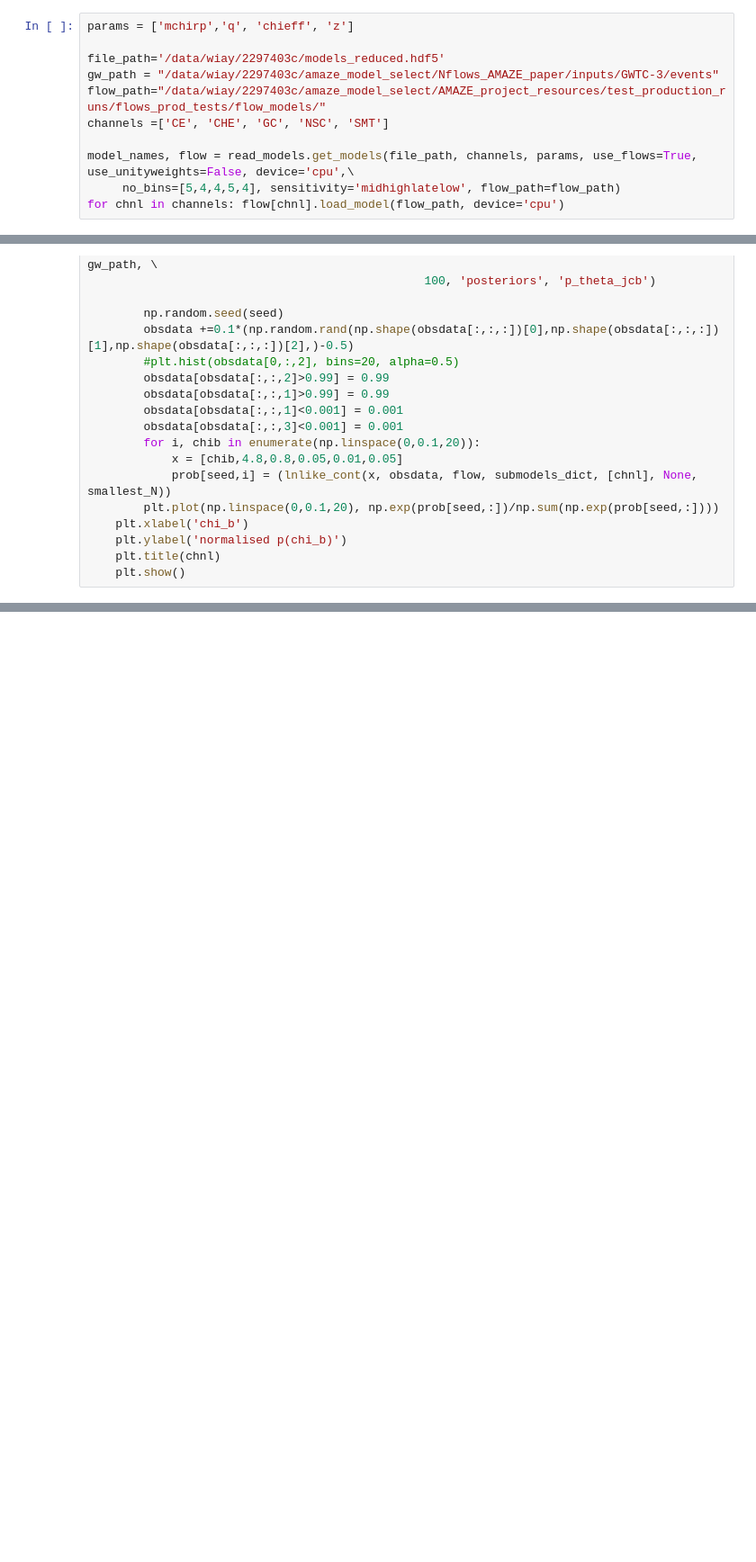
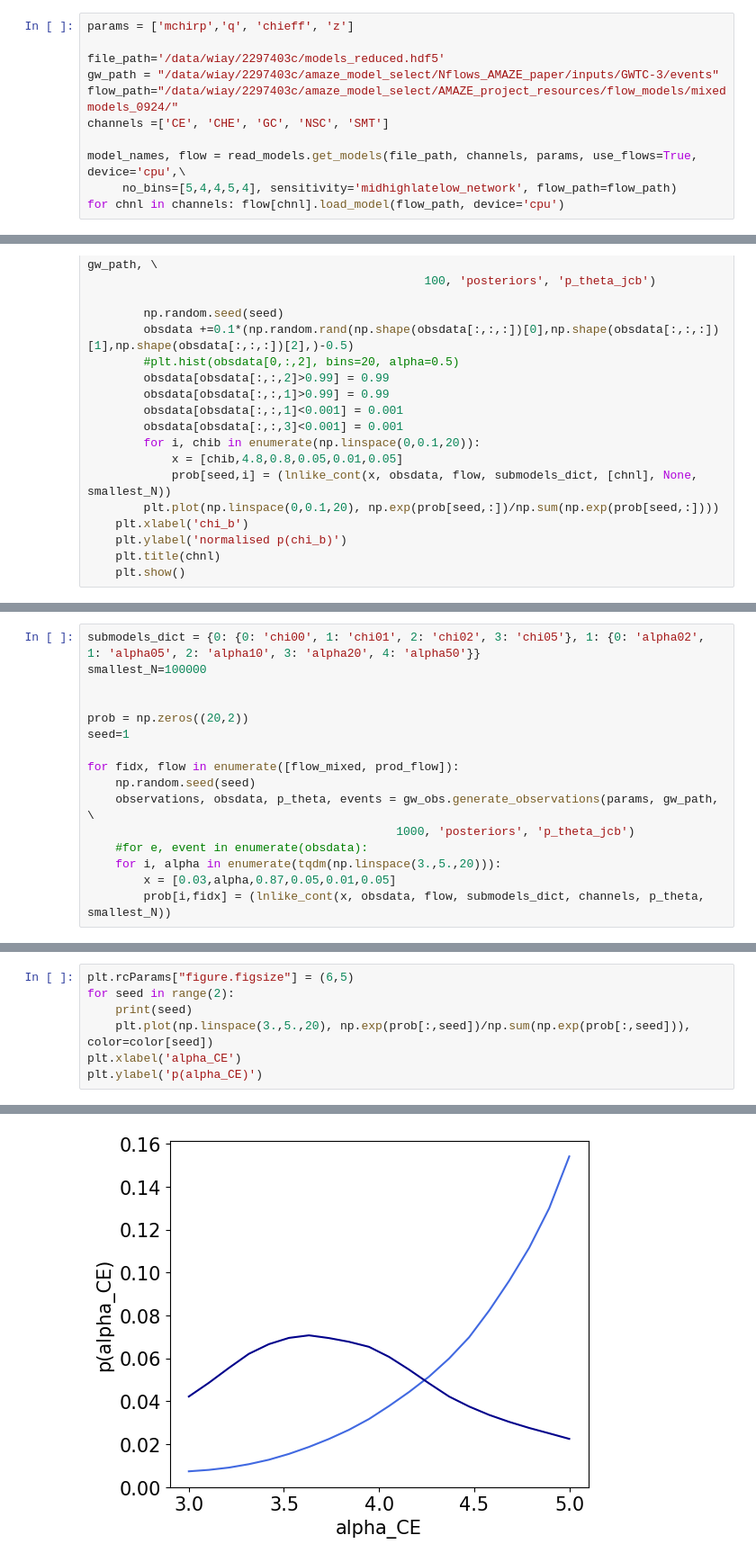
Before and after one commit to michaelzevin/AMAZE, a Jupyter notebook: notebooks/plot_obs_likelihoods.ipynb, the cells around one changed output, grey strips where cells are left out. Shown at 90% size. Cells and saved outputs as stored; diff of their text form; blank space fills up the shorter version.

Commit message:
plot likelihood across alpha_CE

```diff
--- a/notebooks/plot_obs_likelihoods.ipynb
+++ b/notebooks/plot_obs_likelihoods.ipynb
@@ -15,11 +17,11 @@ params = ['mchirp','q', 'chieff', 'z']
 
 file_path='/data/wiay/2297403c/models_reduced.hdf5'
 gw_path = "/data/wiay/2297403c/amaze_model_select/Nflows_AMAZE_paper/inputs/GWTC-3/events"
-flow_path="/data/wiay/2297403c/amaze_model_select/AMAZE_project_resources/test_production_runs/flows_prod_tests/flow_models/"
+flow_path="/data/wiay/2297403c/amaze_model_select/AMAZE_project_resources/flow_models/mixedmodels_0924/"
 channels =['CE', 'CHE', 'GC', 'NSC', 'SMT']
 
-model_names, flow = read_models.get_models(file_path, channels, params, use_flows=True, use_unityweights=False, device='cpu',\
-     no_bins=[5,4,4,5,4], sensitivity='midhighlatelow', flow_path=flow_path)
+model_names, flow = read_models.get_models(file_path, channels, params, use_flows=True, device='cpu',\
+     no_bins=[5,4,4,5,4], sensitivity='midhighlatelow_network', flow_path=flow_path)
 for chnl in channels: flow[chnl].load_model(flow_path, device='cpu')
 # %%
 observations, obsdata, p_theta, events = gw_obs.generate_observations(params, gw_path, \
@@ -147,0 +152,16 @@ for chnl in channels:
+# %%
+submodels_dict = {0: {0: 'chi00', 1: 'chi01', 2: 'chi02', 3: 'chi05'}, 1: {0: 'alpha02', 1: 'alpha05', 2: 'alpha10', 3: 'alpha20', 4: 'alpha50'}}
+smallest_N=100000
+
+
+prob = np.zeros((20,2))
+seed=1
+
+for fidx, flow in enumerate([flow_mixed, prod_flow]):
+    np.random.seed(seed)
+    observations, obsdata, p_theta, events = gw_obs.generate_observations(params, gw_path, \
+                                            1000, 'posteriors', 'p_theta_jcb')
+    #for e, event in enumerate(obsdata):
+    for i, alpha in enumerate(tqdm(np.linspace(3.,5.,20))):
+        x = [0.03,alpha,0.87,0.05,0.01,0.05]
+        prob[i,fidx] = (lnlike_cont(x, obsdata, flow, submodels_dict, channels, p_theta, smallest_N))
@@ -147,0 +172,8 @@ for chnl in channels:
+# %%
+plt.rcParams["figure.figsize"] = (6,5)
+for seed in range(2):
+    print(seed)
+    plt.plot(np.linspace(3.,5.,20), np.exp(prob[:,seed])/np.sum(np.exp(prob[:,seed])), color=color[seed])
+plt.xlabel('alpha_CE')
+plt.ylabel('p(alpha_CE)')
+# %% [output]
@@ -147,0 +183 @@ for chnl in channels:
+[figure, added]
```
Also changed, not shown: parts of 14 cells of this notebook.
